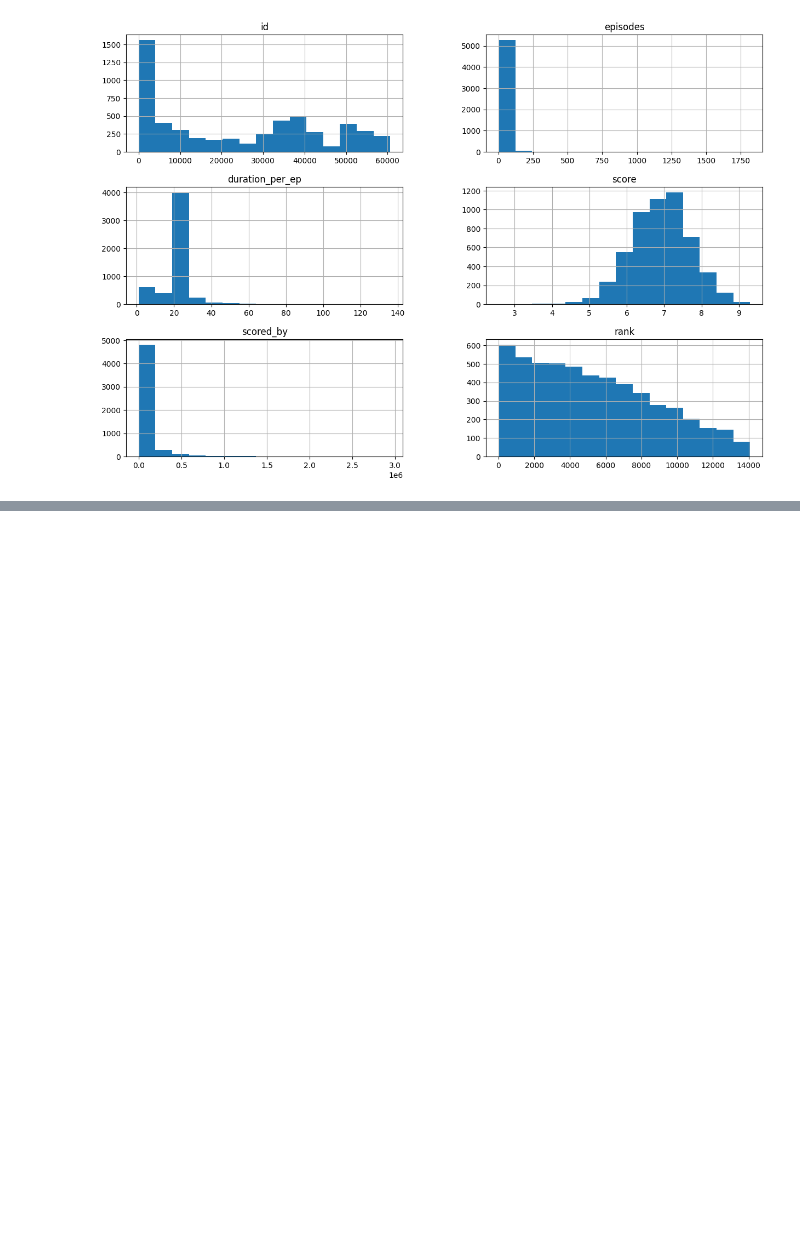
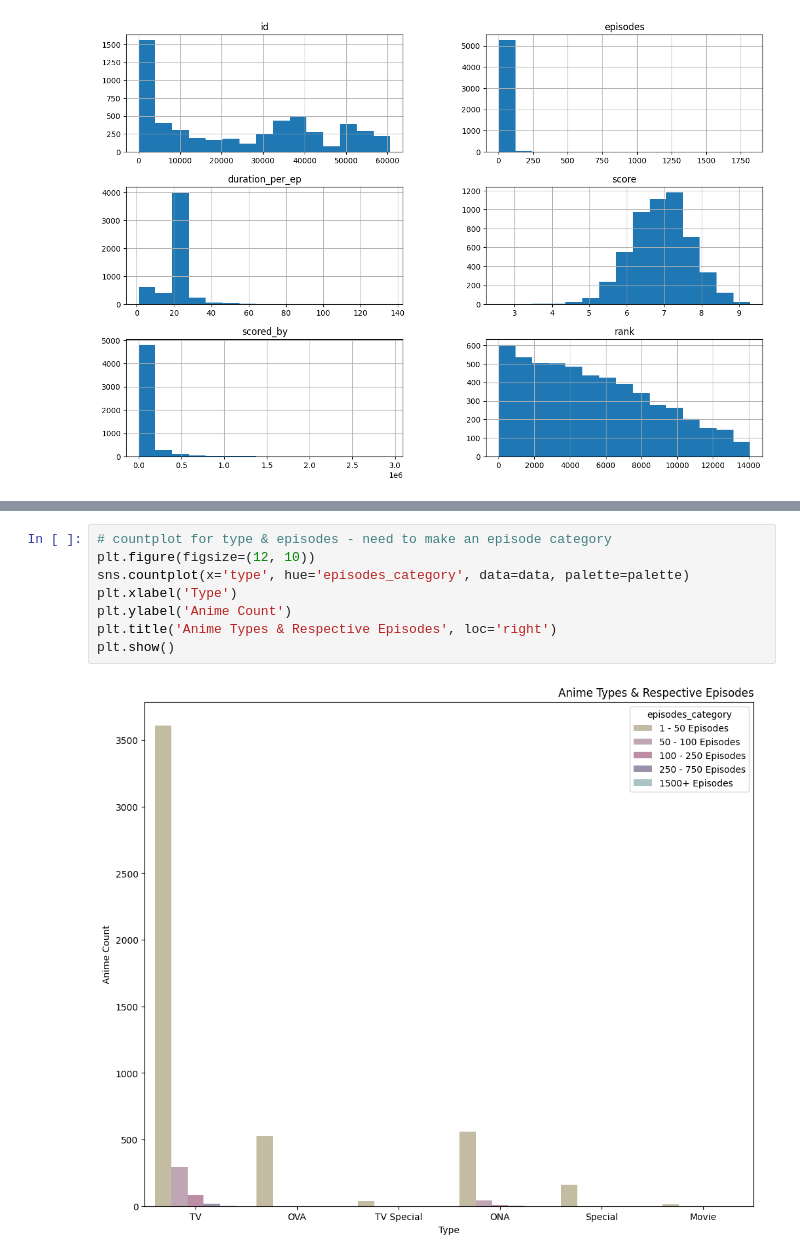
Before and after one commit to Mikayla-ds2/constellation-anime, a Jupyter notebook: data.ipynb, the cells around one changed output, grey strips where cells are left out. Cells and saved outputs as stored; diff of their text form; blank space fills up the shorter version.

```diff
--- a/data.ipynb
+++ b/data.ipynb
@@ -172,0 +227,10 @@ plt.show()
+# %%
+# countplot for type & episodes - need to make an episode category
+plt.figure(figsize=(12, 10))
+sns.countplot(x='type', hue='episodes_category', data=data, palette=palette)
+plt.xlabel('Type')
+plt.ylabel('Anime Count')
+plt.title('Anime Types & Respective Episodes', loc='right')
+plt.show()
+# %% [output]
+[figure, added]
```
Also changed, not shown: parts of 10 cells of this notebook, 2 other files.
